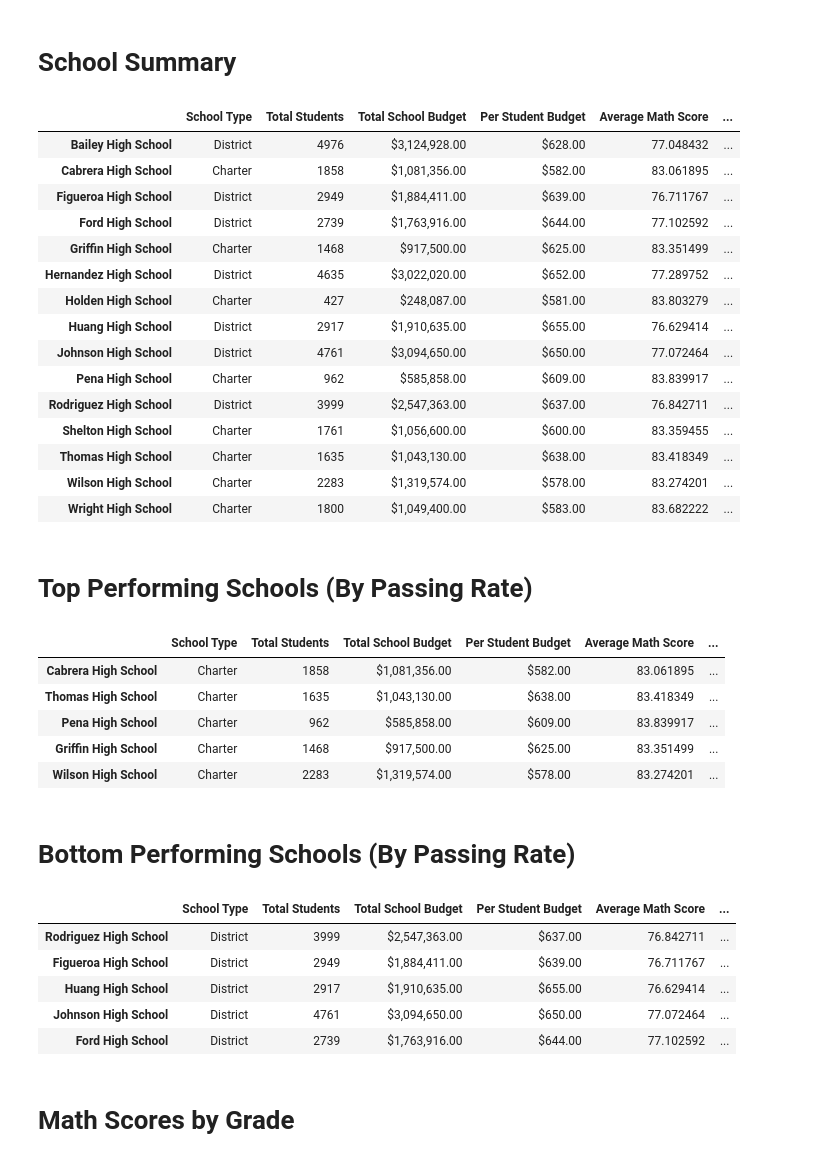
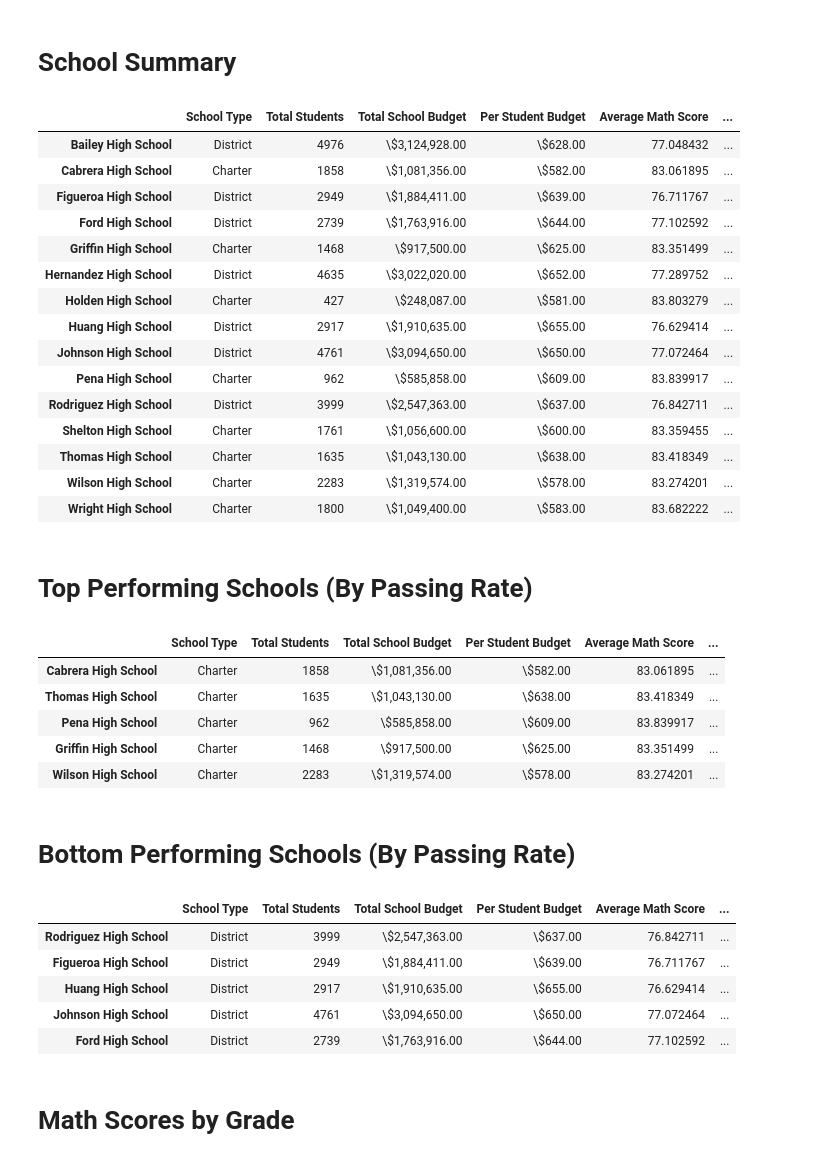
Before and after one commit to mcampo2/UMDABC, a Jupyter notebook: 04-Pandas/PyCitySchools/PyCitySchools.ipynb, the cells around one changed output. Saved outputs shown, nothing was run; the diff lists cells and outputs as text; code cells hidden in the pictures.

```diff
--- a/04-Pandas/PyCitySchools/PyCitySchools.ipynb
+++ b/04-Pandas/PyCitySchools/PyCitySchools.ipynb
@@ -77,76 +70,77 @@ school_type = school_data[["school_name", "type"]].set_index("school_name")["typ
 total_students = school_data_complete[["school_name", "Student ID"]].groupby("school_name").count()["Student ID"]
 # calculate "Total School Budget"
 total_school_budget = school_data[["school_name", "budget"]].set_index("school_name")["budget"]
 # calculate "Per Student Budget"
 per_student_budget = total_school_budget / total_students
 # calculate "Average Math Score"
 average_math_score = school_data_complete[["school_name", "math_score"]].groupby("school_name").mean()["math_score"]
 # calculate "Average Reading Score"
 average_reading_score = school_data_complete[["school_name", "reading_score"]].groupby("school_name").mean()["reading_score"]
 # calculate "% Passing Math"
 percent_passing_math = school_data_complete[school_data_complete["math_score"]>=70][["school_name", "math_score"]] \
                        .groupby("school_name").count()["math_score"] / total_students * 100
 # calculate "% Passing Reading"
 percent_passing_reading = school_data_complete[school_data_complete["reading_score"]>=70][["school_name", "reading_score"]] \
                        .groupby("school_name").count()["reading_score"] / total_students * 100
 # calculate % "Overall Passing Rate" (Average of the above two)
 percent_overall_passing_rate = (percent_passing_math + percent_passing_reading)/2
 
 # Create a dataframe to hold the above results
-school_key_metrics = pd.DataFrame({
+school_summary_df = pd.DataFrame({
     "School Type": school_type,
     "Total Students": total_students,
-    "Total School Budget": total_school_budget.map("${:,.2f}".format),
-    "Per Student Budget": per_student_budget.map("${:,.2f}".format),
+    "Total School Budget": total_school_budget.map("\\${:,.2f}".format),
+    "Per Student Budget": per_student_budget.map("\\${:,.2f}".format),
     "Average Math Score": average_math_score,#.map("{:,.2f}".format),
     "Average Reading Score": average_reading_score,#.map("{:,.2f}".format),
     "% Passing Math": percent_passing_math,#.map("{:,.2f}%".format),
     "% Passing Reading": percent_passing_reading,#.map("{:,.2f}%".format),
     "% Overall Passing Rate": percent_overall_passing_rate,#.map("{:,.2f}%".format)
 })
 
-school_key_metrics
+# Display the summary data frame
+school_summary_df
 # %% [output]
 |  | School Type | Total Students | Total School Budget | Per Student Budget | Average Math Score | ... |
-| Bailey High School | District | 4976 | $3,124,928.00 | $628.00 | 77.048432 | ... |
-| Cabrera High School | Charter | 1858 | $1,081,356.00 | $582.00 | 83.061895 | ... |
-| Figueroa High School | District | 2949 | $1,884,411.00 | $639.00 | 76.711767 | ... |
-| Ford High School | District | 2739 | $1,763,916.00 | $644.00 | 77.102592 | ... |
-| Griffin High School | Charter | 1468 | $917,500.00 | $625.00 | 83.351499 | ... |
-| Hernandez High School | District | 4635 | $3,022,020.00 | $652.00 | 77.289752 | ... |
-| Holden High School | Charter | 427 | $248,087.00 | $581.00 | 83.803279 | ... |
-| Huang High School | District | 2917 | $1,910,635.00 | $655.00 | 76.629414 | ... |
-| Johnson High School | District | 4761 | $3,094,650.00 | $650.00 | 77.072464 | ... |
-| Pena High School | Charter | 962 | $585,858.00 | $609.00 | 83.839917 | ... |
-| Rodriguez High School | District | 3999 | $2,547,363.00 | $637.00 | 76.842711 | ... |
-| Shelton High School | Charter | 1761 | $1,056,600.00 | $600.00 | 83.359455 | ... |
-| Thomas High School | Charter | 1635 | $1,043,130.00 | $638.00 | 83.418349 | ... |
-| Wilson High School | Charter | 2283 | $1,319,574.00 | $578.00 | 83.274201 | ... |
-| Wright High School | Charter | 1800 | $1,049,400.00 | $583.00 | 83.682222 | ... |
+| Bailey High School | District | 4976 | \$3,124,928.00 | \$628.00 | 77.048432 | ... |
+| Cabrera High School | Charter | 1858 | \$1,081,356.00 | \$582.00 | 83.061895 | ... |
+| Figueroa High School | District | 2949 | \$1,884,411.00 | \$639.00 | 76.711767 | ... |
+| Ford High School | District | 2739 | \$1,763,916.00 | \$644.00 | 77.102592 | ... |
+| Griffin High School | Charter | 1468 | \$917,500.00 | \$625.00 | 83.351499 | ... |
+| Hernandez High School | District | 4635 | \$3,022,020.00 | \$652.00 | 77.289752 | ... |
+| Holden High School | Charter | 427 | \$248,087.00 | \$581.00 | 83.803279 | ... |
+| Huang High School | District | 2917 | \$1,910,635.00 | \$655.00 | 76.629414 | ... |
+| Johnson High School | District | 4761 | \$3,094,650.00 | \$650.00 | 77.072464 | ... |
+| Pena High School | Charter | 962 | \$585,858.00 | \$609.00 | 83.839917 | ... |
+| Rodriguez High School | District | 3999 | \$2,547,363.00 | \$637.00 | 76.842711 | ... |
+| Shelton High School | Charter | 1761 | \$1,056,600.00 | \$600.00 | 83.359455 | ... |
+| Thomas High School | Charter | 1635 | \$1,043,130.00 | \$638.00 | 83.418349 | ... |
+| Wilson High School | Charter | 2283 | \$1,319,574.00 | \$578.00 | 83.274201 | ... |
+| Wright High School | Charter | 1800 | \$1,049,400.00 | \$583.00 | 83.682222 | ... |
 # %% [markdown]
 # Top Performing Schools (By Passing Rate)
 # %%
 # Sort and display the top five schools in overall passing rate
-school_key_metrics.sort_values("% Overall Passing Rate", ascending=0).head()
+school_summary_df.sort_values("% Overall Passing Rate", ascending=0).head()
 # %% [output]
 |  | School Type | Total Students | Total School Budget | Per Student Budget | Average Math Score | ... |
-| Cabrera High School | Charter | 1858 | $1,081,356.00 | $582.00 | 83.061895 | ... |
-| Thomas High School | Charter | 1635 | $1,043,130.00 | $638.00 | 83.418349 | ... |
-| Pena High School | Charter | 962 | $585,858.00 | $609.00 | 83.839917 | ... |
-| Griffin High School | Charter | 1468 | $917,500.00 | $625.00 | 83.351499 | ... |
-| Wilson High School | Charter | 2283 | $1,319,574.00 | $578.00 | 83.274201 | ... |
+| Cabrera High School | Charter | 1858 | \$1,081,356.00 | \$582.00 | 83.061895 | ... |
+| Thomas High School | Charter | 1635 | \$1,043,130.00 | \$638.00 | 83.418349 | ... |
+| Pena High School | Charter | 962 | \$585,858.00 | \$609.00 | 83.839917 | ... |
+| Griffin High School | Charter | 1468 | \$917,500.00 | \$625.00 | 83.351499 | ... |
+| Wilson High School | Charter | 2283 | \$1,319,574.00 | \$578.00 | 83.274201 | ... |
 # %% [markdown]
 # Bottom Performing Schools (By Passing Rate)
 # %%
 # Sort and display the five worst-performing schools
-school_key_metrics.sort_values("% Overall Passing Rate", ascending=1).head()
+school_summary_df.sort_values("% Overall Passing Rate", ascending=1).head()
 # %% [output]
 |  | School Type | Total Students | Total School Budget | Per Student Budget | Average Math Score | ... |
-| Rodriguez High School | District | 3999 | $2,547,363.00 | $637.00 | 76.842711 | ... |
-| Figueroa High School | District | 2949 | $1,884,411.00 | $639.00 | 76.711767 | ... |
-| Huang High School | District | 2917 | $1,910,635.00 | $655.00 | 76.629414 | ... |
-| Johnson High School | District | 4761 | $3,094,650.00 | $650.00 | 77.072464 | ... |
-| Ford High School | District | 2739 | $1,763,916.00 | $644.00 | 77.102592 | ... |
+| Rodriguez High School | District | 3999 | \$2,547,363.00 | \$637.00 | 76.842711 | ... |
+| Figueroa High School | District | 2949 | \$1,884,411.00 | \$639.00 | 76.711767 | ... |
+| Huang High School | District | 2917 | \$1,910,635.00 | \$655.00 | 76.629414 | ... |
+| Johnson High School | District | 4761 | \$3,094,650.00 | \$650.00 | 77.072464 | ... |
+| Ford High School | District | 2739 | \$1,763,916.00 | \$644.00 | 77.102592 | ... |
 # %% [markdown]
 # Math Scores by Grade
 # %%
```
Also changed, not shown: parts of 7 cells of this notebook, 1 other file.
